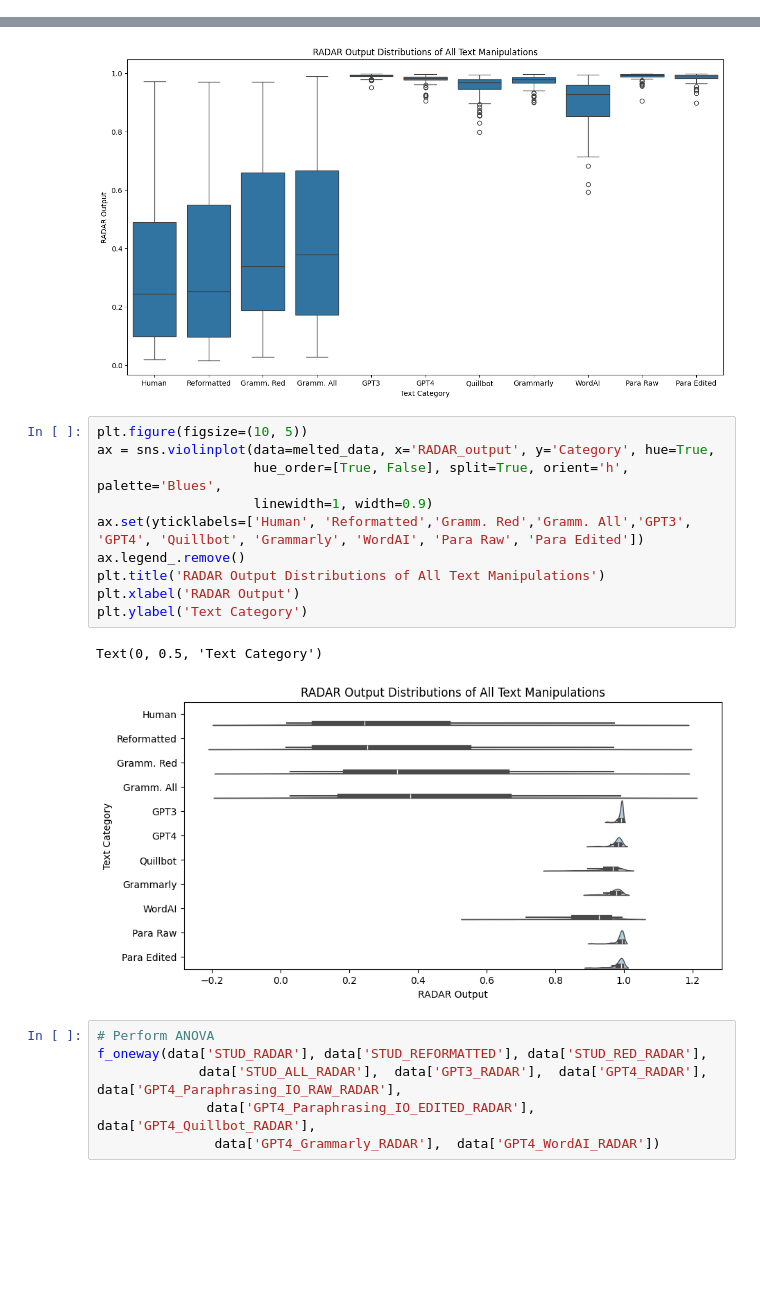
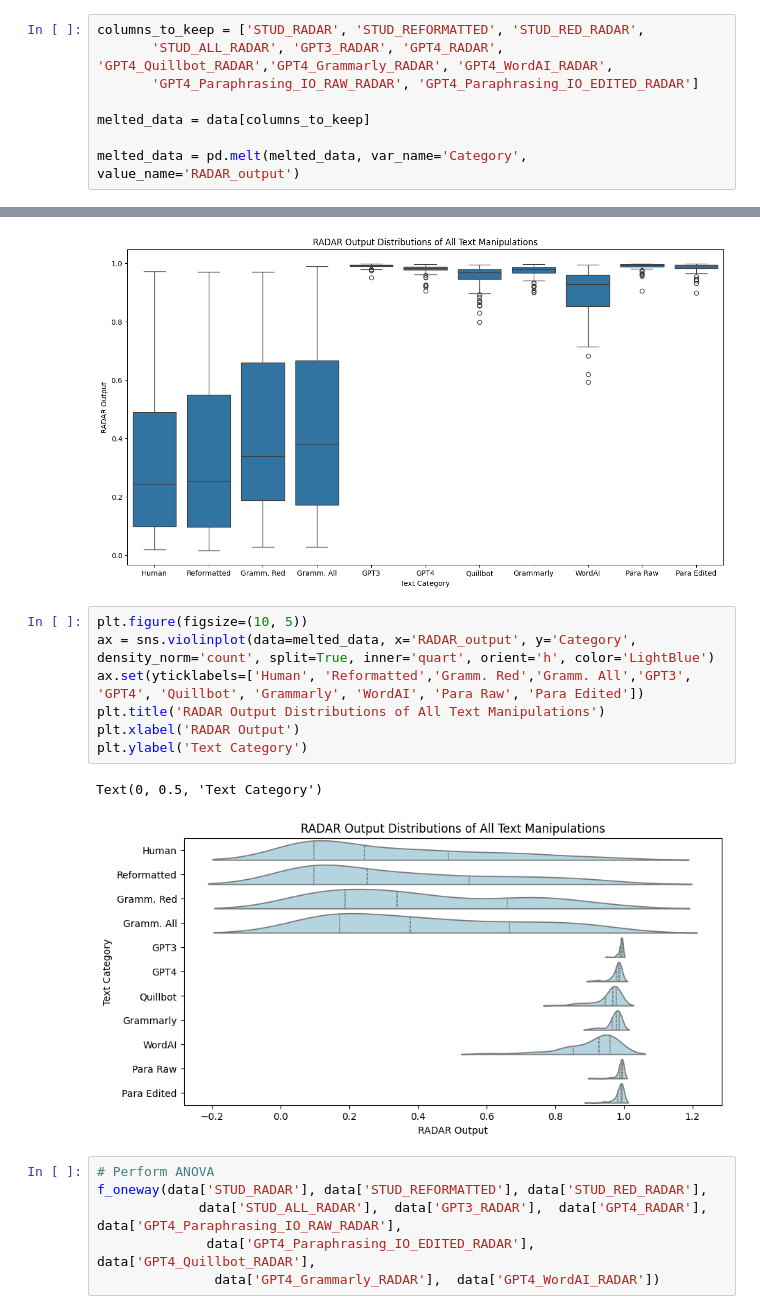
Before and after one commit to nicole-jefferies/RADAR_Eval, a Jupyter notebook: Visualisations and Stat Tests.ipynb, the cells around one changed output, grey strips where cells are left out. Saved outputs shown, nothing was run; the diff lists cells and outputs as text; blank space fills up the shorter version.

Commit message:
Fixed violin plot issue with 'density_norm'

```diff
--- a/Visualisations and Stat Tests.ipynb
+++ b/Visualisations and Stat Tests.ipynb
@@ -50,0 +36,8 @@ melted_data.tail(1)
+# %%
+columns_to_keep = ['STUD_RADAR', 'STUD_REFORMATTED', 'STUD_RED_RADAR',
+       'STUD_ALL_RADAR', 'GPT3_RADAR', 'GPT4_RADAR', 'GPT4_Quillbot_RADAR','GPT4_Grammarly_RADAR', 'GPT4_WordAI_RADAR',
+       'GPT4_Paraphrasing_IO_RAW_RADAR', 'GPT4_Paraphrasing_IO_EDITED_RADAR']
+
+melted_data = data[columns_to_keep]
+
+melted_data = pd.melt(melted_data, var_name='Category', value_name='RADAR_output')
@@ -61,17 +68,14 @@ plt.show()
 [figure]
 # %%
 plt.figure(figsize=(10, 5))
-ax = sns.violinplot(data=melted_data, x='RADAR_output', y='Category', hue=True,
-                    hue_order=[True, False], split=True, orient='h', palette='Blues',
-                    linewidth=1, width=0.9)
+ax = sns.violinplot(data=melted_data, x='RADAR_output', y='Category', density_norm='count', split=True, inner='quart', orient='h', color='LightBlue')
 ax.set(yticklabels=['Human', 'Reformatted','Gramm. Red','Gramm. All','GPT3', 'GPT4', 'Quillbot', 'Grammarly', 'WordAI', 'Para Raw', 'Para Edited'])
-ax.legend_.remove()
 plt.title('RADAR Output Distributions of All Text Manipulations')
 plt.xlabel('RADAR Output')
 plt.ylabel('Text Category')
 # %% [output]
 Text(0, 0.5, 'Text Category')
-[figure, old version]
+[figure, new version]
 # %%
 # Perform ANOVA
 f_oneway(data['STUD_RADAR'], data['STUD_REFORMATTED'], data['STUD_RED_RADAR'],
```
Also changed, not shown: parts of 3 cells of this notebook, 1 other file.
